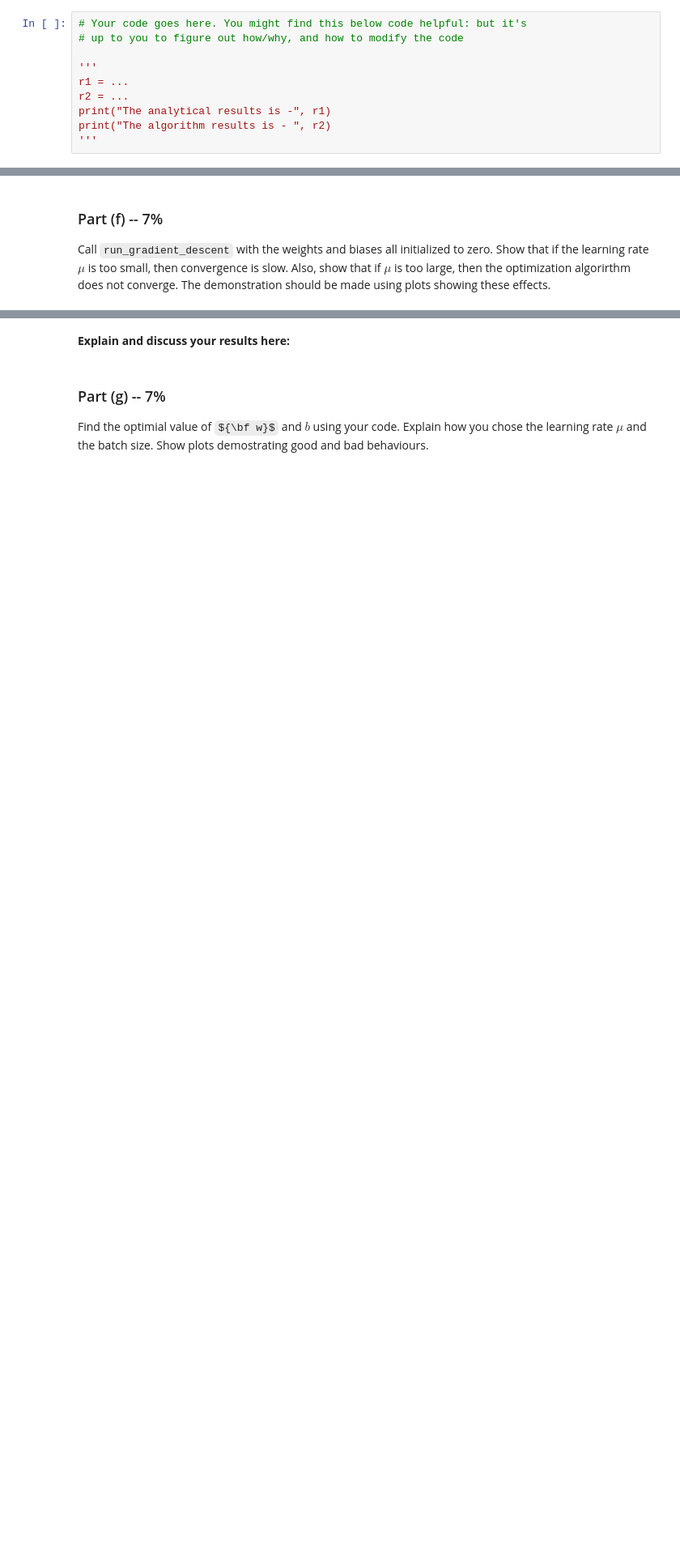
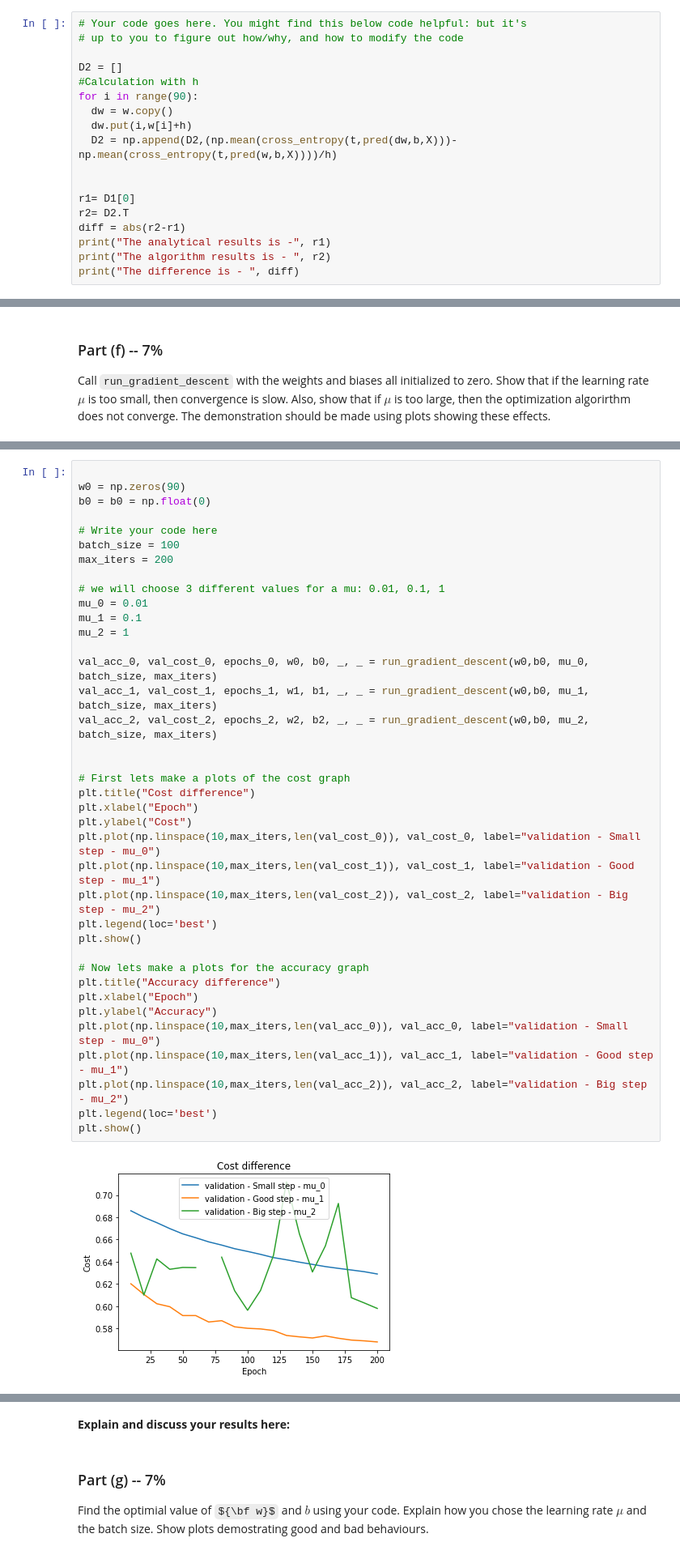
Before and after one commit to itaimorad/Deep-Learning, a Jupyter notebook: Assignment1.ipynb, the cells around one changed output, grey strips where cells are left out. Shown at 81% size. Drawn from its saved outputs; the diff is of its cells as text; some formulas as TeX source; blank space fills up the shorter version.

```diff
--- a/Assignment1.ipynb
+++ b/Assignment1.ipynb
@@ -297,9 +318,17 @@ Show that $\frac{\partial\mathcal{L}}{\partial {\bf w}}$  is implement correctly
 # Your code goes here. You might find this below code helpful: but it's
 # up to you to figure out how/why, and how to modify the code
 
-'''
-r1 = ...
-r2 = ...
+D2 = []
+#Calculation with h
+for i in range(90):
+  dw = w.copy()
+  dw.put(i,w[i]+h)
+  D2 = np.append(D2,(np.mean(cross_entropy(t,pred(dw,b,X)))-np.mean(cross_entropy(t,pred(w,b,X))))/h)
+
+
+r1= D1[0]
+r2= D2.T
+diff = abs(r2-r1)
 print("The analytical results is -", r1)
 print("The algorithm results is - ", r2)
-'''
+print("The difference is - ", diff)
@@ -374,0 +437,40 @@ b0 = np.random.randn(1)[0]
+# %%
+
+w0 = np.zeros(90)
+b0 = b0 = np.float(0)
+
+# Write your code here
+batch_size = 100
+max_iters = 200
+
+# we will choose 3 different values for a mu: 0.01, 0.1, 1
+mu_0 = 0.01
+mu_1 = 0.1
+mu_2 = 1
+
+val_acc_0, val_cost_0, epochs_0, w0, b0, _, _ = run_gradient_descent(w0,b0, mu_0, batch_size, max_iters)
+val_acc_1, val_cost_1, epochs_1, w1, b1, _, _ = run_gradient_descent(w0,b0, mu_1, batch_size, max_iters)
+val_acc_2, val_cost_2, epochs_2, w2, b2, _, _ = run_gradient_descent(w0,b0, mu_2, batch_size, max_iters)
+
+
+# First lets make a plots of the cost graph
+plt.title("Cost difference")
+plt.xlabel("Epoch")
+plt.ylabel("Cost")
+plt.plot(np.linspace(10,max_iters,len(val_cost_0)), val_cost_0, label="validation - Small step - mu_0")
+plt.plot(np.linspace(10,max_iters,len(val_cost_1)), val_cost_1, label="validation - Good step - mu_1")
+plt.plot(np.linspace(10,max_iters,len(val_cost_2)), val_cost_2, label="validation - Big step - mu_2")
+plt.legend(loc='best')
+plt.show()
+
+# Now lets make a plots for the accuracy graph
+plt.title("Accuracy difference")
+plt.xlabel("Epoch")
+plt.ylabel("Accuracy")
+plt.plot(np.linspace(10,max_iters,len(val_acc_0)), val_acc_0, label="validation - Small step - mu_0")
+plt.plot(np.linspace(10,max_iters,len(val_acc_1)), val_acc_1, label="validation - Good step - mu_1")
+plt.plot(np.linspace(10,max_iters,len(val_acc_2)), val_acc_2, label="validation - Big step - mu_2")
+plt.legend(loc='best')
+plt.show()
+# %% [output]
+[figure, added]
```
Also changed, not shown: parts of 15 cells of this notebook.
